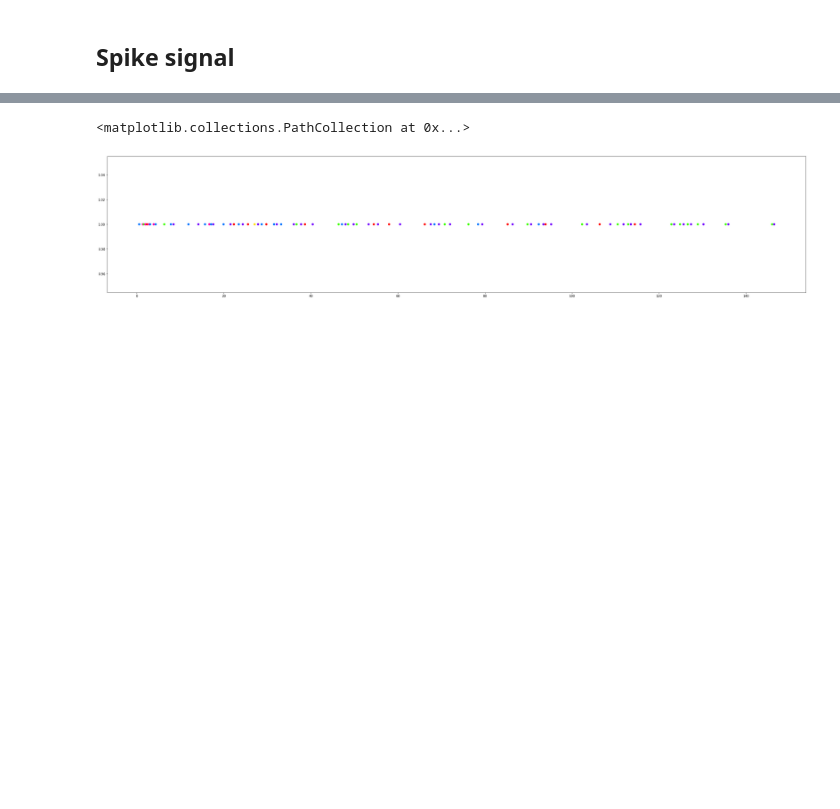
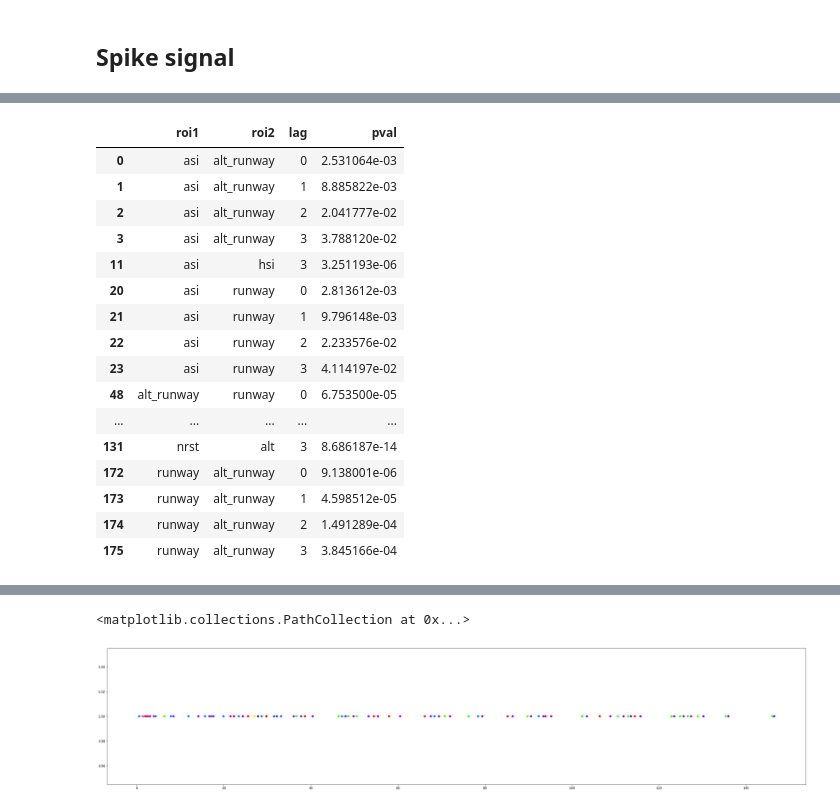
Before and after one commit to habom2310/eye-tracking-in-aviation, a Jupyter notebook: Pair transitions.ipynb, the cells around one changed output, grey strips where cells are left out. Drawn from its saved outputs; the diff is of its cells as text; code cells hidden in the pictures; blank space fills up the shorter version.

```diff
--- a/Pair transitions.ipynb
+++ b/Pair transitions.ipynb
@@ -489,0 +492,2 @@ Text(0.5, 0.98, 'roi: runway_asi_runway_asi')
+# %%
+list_perm = list(itertools.permutations(rois, 2))
@@ -489,0 +498,39 @@ Text(0.5, 0.98, 'roi: runway_asi_runway_asi')
+# %%
+df_granger = pd.DataFrame(columns = ["roi1", "roi2", "lag", "pval"])
+for perm in list_perm:
+    data = pd.DataFrame(rect_signals)[list(perm)]
+    maxlag = 4
+    x = grangercausalitytests(data, maxlag=maxlag, verbose=False)
+    lroi1 = [perm[0]] * maxlag
+    lroi2 = [perm[1]] * maxlag
+    llag = np.arange(maxlag)
+    lpval = []
+    for i in range(1, maxlag + 1):
+        p_val = x[i][0]["ssr_ftest"][1]
+        lpval.append(p_val)
+
+    df_x = pd.DataFrame({"roi1": lroi1,
+                        "roi2": lroi2,
+                        "lag": llag,
+                        "pval": lpval})
+    df_granger = pd.concat([df_granger, df_x], ignore_index=True)
+# %%
+df_granger[df_granger["pval"] < 0.05]
+# %% [output]
+|  | roi1 | roi2 | lag | pval |
+| 0 | asi | alt_runway | 0 | 2.531064e-03 |
+| 1 | asi | alt_runway | 1 | 8.885822e-03 |
+| 2 | asi | alt_runway | 2 | 2.041777e-02 |
+| 3 | asi | alt_runway | 3 | 3.788120e-02 |
+| 11 | asi | hsi | 3 | 3.251193e-06 |
+| 20 | asi | runway | 0 | 2.813612e-03 |
+| 21 | asi | runway | 1 | 9.796148e-03 |
+| 22 | asi | runway | 2 | 2.233576e-02 |
+| 23 | asi | runway | 3 | 4.114197e-02 |
+| 48 | alt_runway | runway | 0 | 6.753500e-05 |
+| ... | ... | ... | ... | ... |
+| 131 | nrst | alt | 3 | 8.686187e-14 |
+| 172 | runway | alt_runway | 0 | 9.138001e-06 |
+| 173 | runway | alt_runway | 1 | 4.598512e-05 |
+| 174 | runway | alt_runway | 2 | 1.491289e-04 |
+| 175 | runway | alt_runway | 3 | 3.845166e-04 |
```
Also changed, not shown: parts of 15 cells of this notebook.
